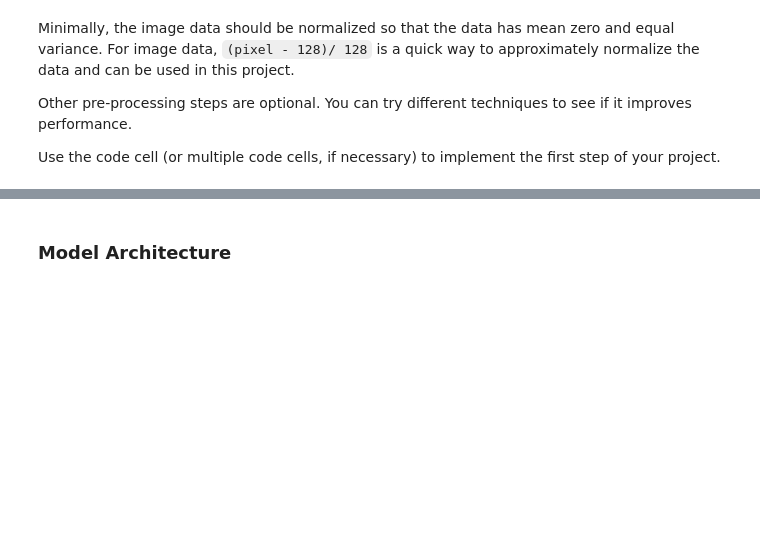
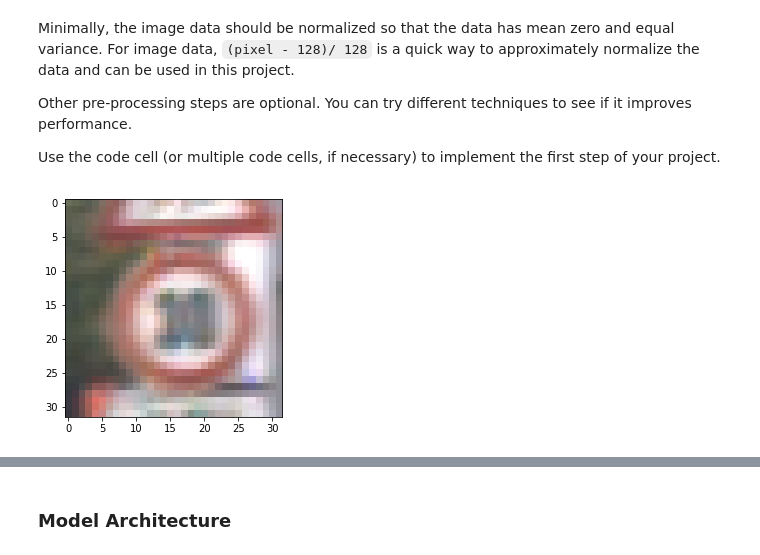
Before and after one commit to AlexSchizoid/CarND-Traffic-Sign-Classifier-Project, a Jupyter notebook: Traffic_Sign_Classifier.ipynb, the cells around one changed output, grey strips where cells are left out. Drawn from its saved outputs; the diff is of its cells as text; code cells hidden in the pictures; blank space fills up the shorter version.

```diff
--- a/Traffic_Sign_Classifier.ipynb
+++ b/Traffic_Sign_Classifier.ipynb
@@ -434,14 +451,16 @@ Use the code cell (or multiple code cells, if necessary) to implement the first
 # %%
 ### Preprocess the data here. It is required to normalize the data. Other preprocessing steps could include
 ### converting to grayscale, etc.
 ### Feel free to use as many code cells as needed.
 #X=X-mean(X(:));
 
 
 #X=X/std(X(:))
 plt.figure()
-plt.imshow(X_train[10034])
+plt.imshow(X_train[4082])
 plt.show()
+# %% [output]
+[figure, added]
 # %%
 import cv2
 
```
Also changed, not shown: parts of 14 cells of this notebook, 3 other files.
